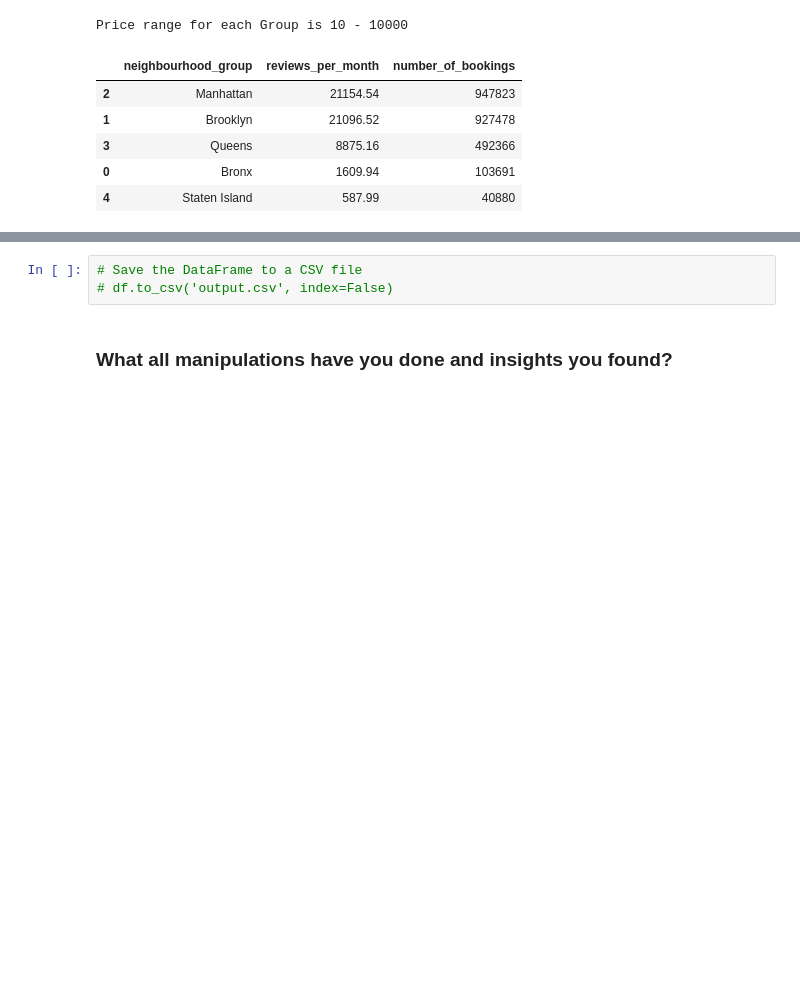
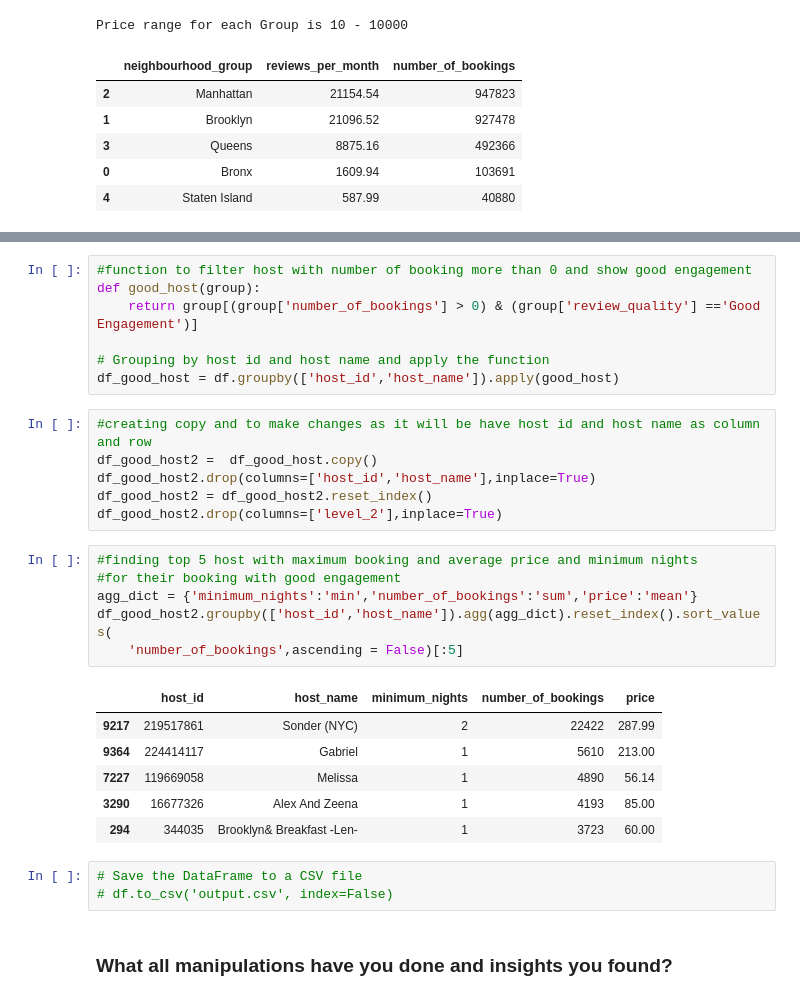
Before and after one commit to abhinav4201/Exploratory-data-analysis-EDA-Airbnb, a Jupyter notebook: Airbnb_Bookings_Analysis_Capstone_Project_1.ipynb, the cells around one changed output, grey strips where cells are left out. Drawn from its saved outputs; the diff is of its cells as text; blank space fills up the shorter version.

```diff
--- a/Airbnb_Bookings_Analysis_Capstone_Project_1.ipynb
+++ b/Airbnb_Bookings_Analysis_Capstone_Project_1.ipynb
@@ -439,3 +527,29 @@ Price range for each Group is 10 - 10000
+# %%
+#function to filter host with number of booking more than 0 and show good engagement
+def good_host(group):
+    return group[(group['number_of_bookings'] > 0) & (group['review_quality'] =='Good Engagement')]
+
+# Grouping by host id and host name and apply the function
+df_good_host = df.groupby(['host_id','host_name']).apply(good_host)
+# %%
+#creating copy and to make changes as it will be have host id and host name as column and row
+df_good_host2 =  df_good_host.copy()
+df_good_host2.drop(columns=['host_id','host_name'],inplace=True)
+df_good_host2 = df_good_host2.reset_index()
+df_good_host2.drop(columns=['level_2'],inplace=True)
+# %%
+#finding top 5 host with maximum booking and average price and minimum nights
+#for their booking with good engagement
+agg_dict = {'minimum_nights':'min','number_of_bookings':'sum','price':'mean'}
+df_good_host2.groupby(['host_id','host_name']).agg(agg_dict).reset_index().sort_values(
+    'number_of_bookings',ascending = False)[:5]
+# %% [output]
+|  | host_id | host_name | minimum_nights | number_of_bookings | price |
+| 9217 | 219517861 | Sonder (NYC) | 2 | 22422 | 287.99 |
+| 9364 | 224414117 | Gabriel | 1 | 5610 | 213.00 |
+| 7227 | 119669058 | Melissa | 1 | 4890 | 56.14 |
+| 3290 | 16677326 | Alex And Zeena | 1 | 4193 | 85.00 |
+| 294 | 344035 | Brooklyn& Breakfast -Len- | 1 | 3723 | 60.00 |
 # %%
 # Save the DataFrame to a CSV file
 # df.to_csv('output.csv', index=False)
```
Also changed, not shown: parts of 11 cells of this notebook.
